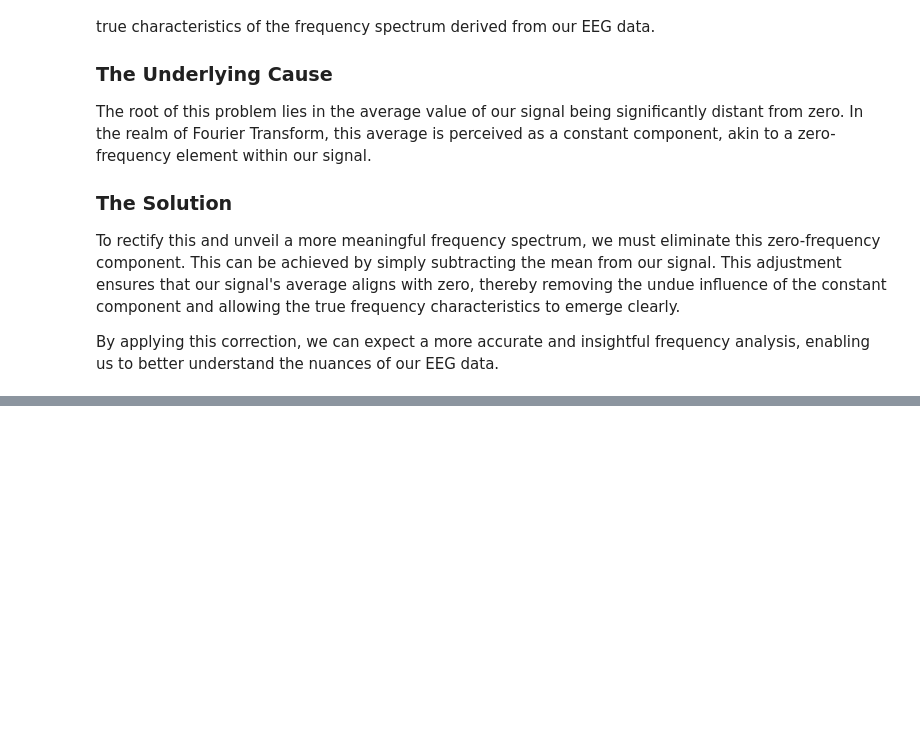
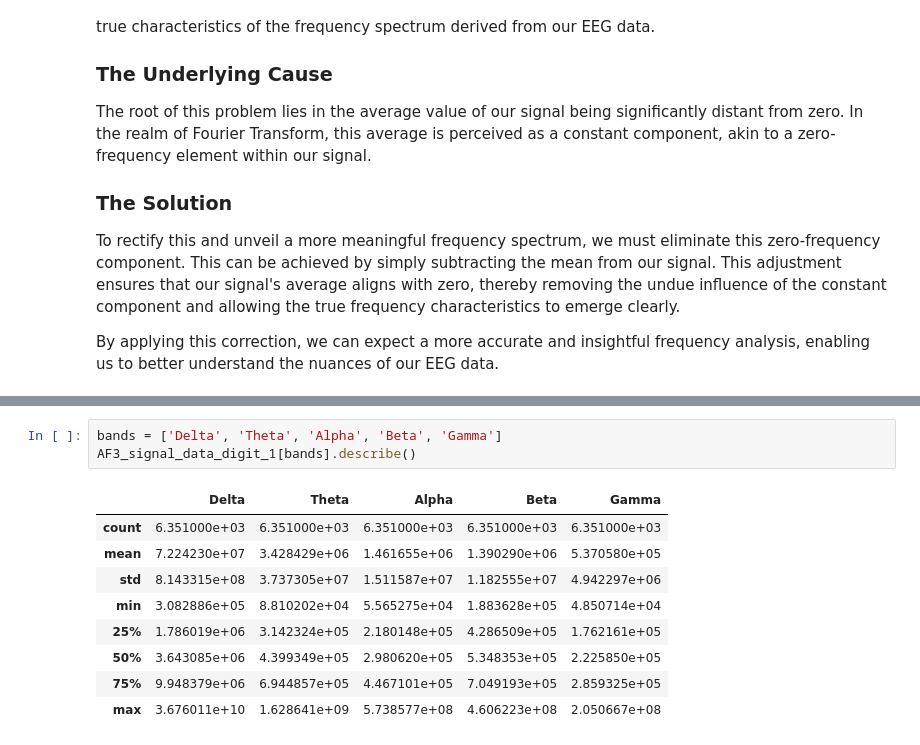
Before and after one commit to tcivie/machineLearningWorkshop, a Jupyter notebook: notebooks/PreprocessingTheData.ipynb, the cells around one changed output, grey strips where cells are left out. Drawn from its saved outputs; the diff is of its cells as text; blank space fills up the shorter version.

```diff
--- a/notebooks/PreprocessingTheData.ipynb
+++ b/notebooks/PreprocessingTheData.ipynb
@@ -362,0 +451,13 @@ In essence, PSD helps us paint a more detailed picture of brain activity, enhanc
+# %%
+bands = ['Delta', 'Theta', 'Alpha', 'Beta', 'Gamma']
+AF3_signal_data_digit_1[bands].describe()
+# %% [output]
+|  | Delta | Theta | Alpha | Beta | Gamma |
+| count | 6.351000e+03 | 6.351000e+03 | 6.351000e+03 | 6.351000e+03 | 6.351000e+03 |
+| mean | 7.224230e+07 | 3.428429e+06 | 1.461655e+06 | 1.390290e+06 | 5.370580e+05 |
+| std | 8.143315e+08 | 3.737305e+07 | 1.511587e+07 | 1.182555e+07 | 4.942297e+06 |
+| min | 3.082886e+05 | 8.810202e+04 | 5.565275e+04 | 1.883628e+05 | 4.850714e+04 |
+| 25% | 1.786019e+06 | 3.142324e+05 | 2.180148e+05 | 4.286509e+05 | 1.762161e+05 |
+| 50% | 3.643085e+06 | 4.399349e+05 | 2.980620e+05 | 5.348353e+05 | 2.225850e+05 |
+| 75% | 9.948379e+06 | 6.944857e+05 | 4.467101e+05 | 7.049193e+05 | 2.859325e+05 |
+| max | 3.676011e+10 | 1.628641e+09 | 5.738577e+08 | 4.606223e+08 | 2.050667e+08 |
```
Also changed, not shown: parts of 18 cells of this notebook.
